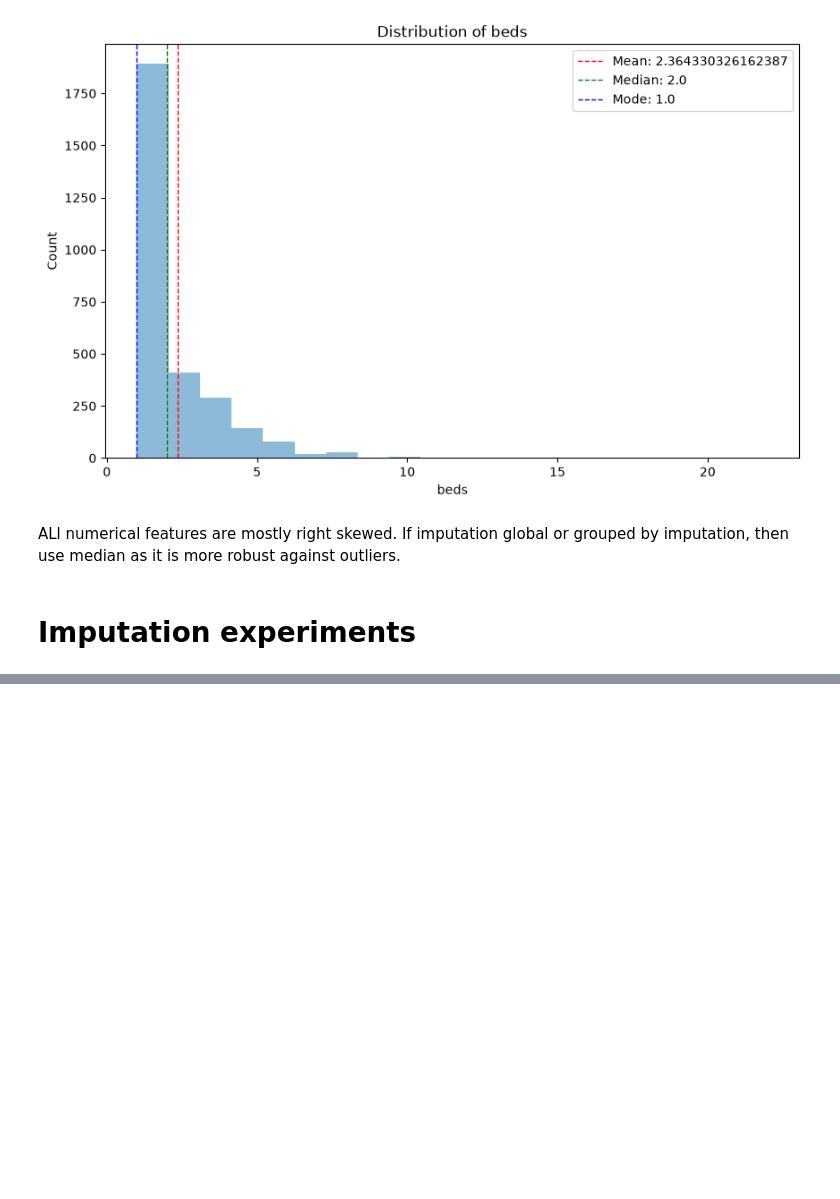
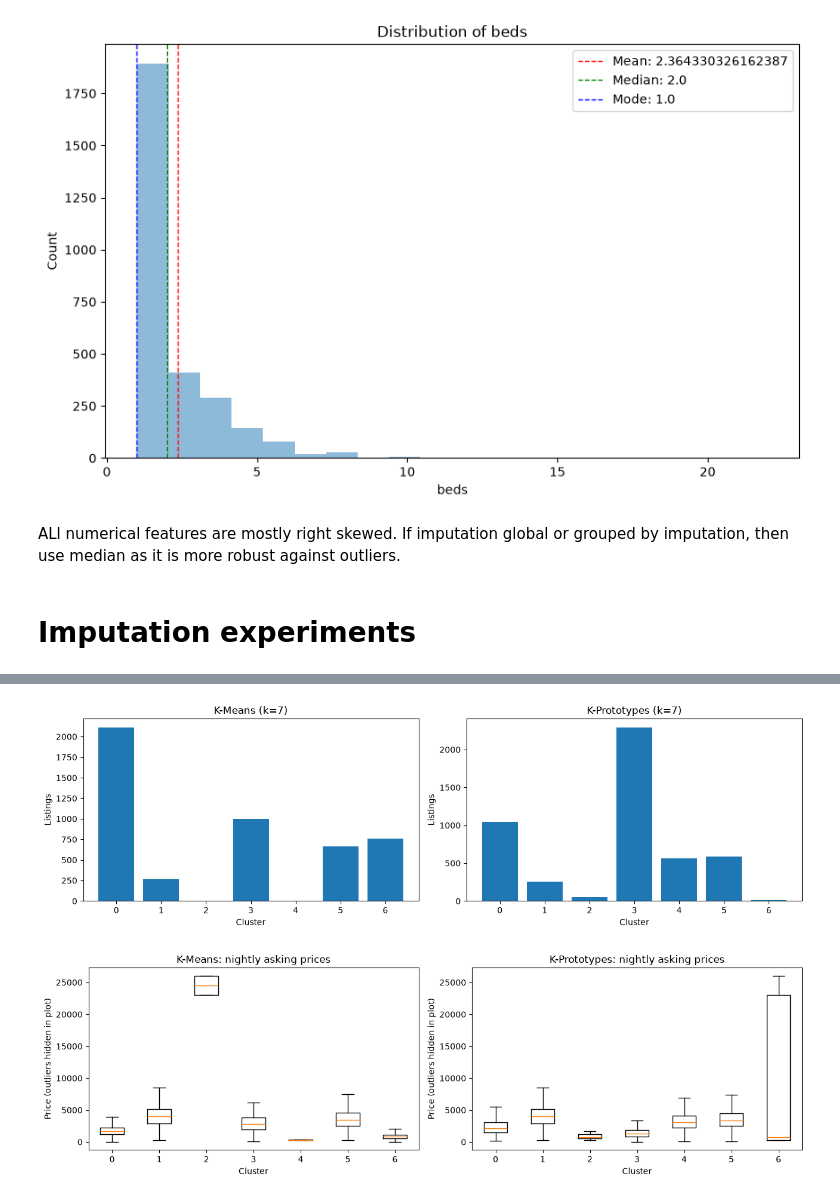
Before and after one commit to Petterluring/4dt911-vis-project-research, a Jupyter notebook: notebooks/experimentations/clustering.ipynb, the cells around one changed output, grey strips where cells are left out. Drawn from its saved outputs; the diff is of its cells as text; code cells hidden in the pictures; blank space fills up the shorter version.

```diff
--- a/notebooks/experimentations/clustering.ipynb
+++ b/notebooks/experimentations/clustering.ipynb
@@ -318,0 +642,27 @@ display(imputation_errors.pivot_table(
+# %%
+fig, axes = plt.subplots(1, 2, figsize=(13, 4))
+for ax, algorithm in zip(axes, ["K-Means", "K-Prototypes"]):
+    assigned = cluster_assignments[algorithm]
+    sizes = assigned["cluster"].value_counts().sort_index()
+    ax.bar(sizes.index.astype(str), sizes.to_numpy())
+    ax.set(title=f"{algorithm} (k={SELECTED_K[algorithm]})", xlabel="Cluster", ylabel="Listings")
+plt.tight_layout()
+plt.show()
+
+if "price" in listings_df.columns:
+    fig, axes = plt.subplots(1, 2, figsize=(13, 4))
+    for ax, algorithm in zip(axes, ["K-Means", "K-Prototypes"]):
+        assigned = cluster_assignments[algorithm].copy()
+        assigned["price"] = pd.to_numeric(assigned["price"], errors="coerce")
+        price_groups = [
+            assigned.loc[assigned["cluster"] == cluster, "price"].dropna().to_numpy()
+            for cluster in sorted(assigned["cluster"].unique())
+        ]
+        if any(len(group) for group in price_groups):
+            ax.boxplot(price_groups, tick_labels=[str(x) for x in sorted(assigned["cluster"].unique())], showfliers=False)
+        ax.set(title=f"{algorithm}: nightly asking prices", xlabel="Cluster", ylabel="Price (outliers hidden in plot)")
+    plt.tight_layout()
+    plt.show()
+# %% [output]
+[figure, added]
+[figure, added]
```
Also changed, not shown: parts of 24 cells of this notebook, 1 other file.
